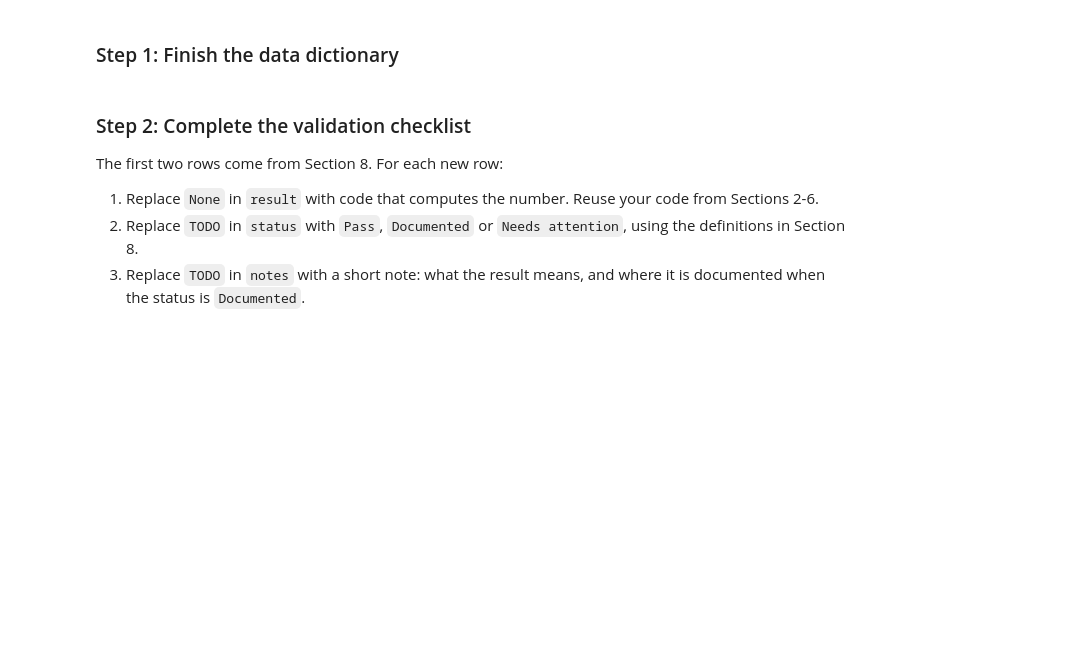
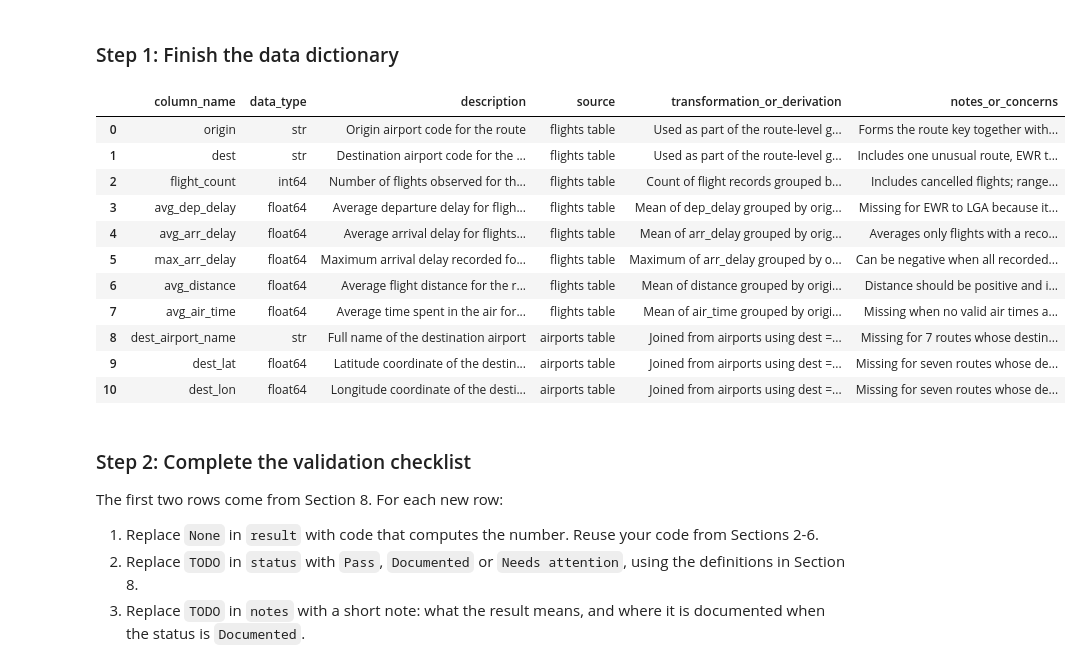
Before and after one commit to katherinekarrutsa-cmyk/week11-12-katherine-karr, a Jupyter notebook: notebooks/module11_abt_documentation_guided_lab.ipynb, the cells around one changed output. Drawn from its saved outputs; the diff is of its cells as text; code cells hidden in the pictures; blank space fills up the shorter version.

```diff
--- a/notebooks/module11_abt_documentation_guided_lab.ipynb
+++ b/notebooks/module11_abt_documentation_guided_lab.ipynb
@@ -394,11 +551,20 @@ In the offline assignment you will complete the dictionary rows for the five ABT
 # %%
 # Your Turn 5 - document the ABT column avg_dep_delay (one dictionary row).
 # Replace the four empty strings, in the order of doc_fields, then run the cell.
+
 your_turn_entries = {
-    "avg_dep_delay": ["", "", "", ""],
+    "avg_dep_delay": [
+        "Average departure delay for flights on the route, in minutes",
+        "flights table",
+        "Mean of dep_delay grouped by origin and destination",
+        "Missing for EWR to LGA because its only flight was cancelled; measured after flights depart, so it would cause data leakage if used to predict arrival delay before the season starts"
+    ],
 }
 
 for abt_column, values in your_turn_entries.items():
-    data_dictionary.loc[data_dictionary["column_name"] == abt_column, doc_fields] = values
+    data_dictionary.loc[
+        data_dictionary["column_name"] == abt_column,
+        doc_fields
+    ] = values
 
 data_dictionary[data_dictionary["column_name"] == "avg_dep_delay"]
@@ -503,18 +681,60 @@ An analyst on another team will use the route ABT next week and cannot ask you t
 # %%
 # Offline Assignment, step 1 - document the five remaining ABT columns.
 # Replace the empty strings, four values per column in the order of doc_fields, then run the cell.
+
 remaining_entries = {
-    "max_arr_delay": ["", "", "", ""],
-    "avg_distance": ["", "", "", ""],
-    "avg_air_time": ["", "", "", ""],
-    "dest_lat": ["", "", "", ""],
-    "dest_lon": ["", "", "", ""],
+    "max_arr_delay": [
+        "Maximum arrival delay recorded for the route, in minutes",
+        "flights table",
+        "Maximum of arr_delay grouped by origin and destination",
+        "Can be negative when all recorded flights arrive early; missing when no arrival delays are recorded. Not suitable as a predictor before the season starts because it causes data leakage."
+    ],
+    "avg_distance": [
+        "Average flight distance for the route, in miles",
+        "flights table",
+        "Mean of distance grouped by origin and destination",
+        "Distance should be positive and is generally known before scheduling flights."
+    ],
+    "avg_air_time": [
+        "Average time spent in the air for flights on the route, in minutes",
+        "flights table",
+        "Mean of air_time grouped by origin and destination",
+        "Missing when no valid air times are recorded. Actual air time is only known after flights occur, so it should not be used for advance predictions."
+    ],
+    "dest_lat": [
+        "Latitude coordinate of the destination airport",
+        "airports table",
+        "Joined from airports using dest = faa",
+        "Missing for seven routes whose destinations are not found in the airports reference table."
+    ],
+    "dest_lon": [
+        "Longitude coordinate of the destination airport",
+        "airports table",
+        "Joined from airports using dest = faa",
+        "Missing for seven routes whose destinations are not found in the airports reference table."
+    ],
 }
 
 for abt_column, values in remaining_entries.items():
-    data_dictionary.loc[data_dictionary["column_name"] == abt_column, doc_fields] = values
+    data_dictionary.loc[
+        data_dictionary["column_name"] == abt_column,
+        doc_fields
+    ] = values
 
 data_dictionary
+# %% [output]
+|  | column_name | data_type | description | source | transformation_or_derivation | notes_or_concerns |
+| 0 | origin | str | Origin airport code for the route | flights table | Used as part of the route-level g... | Forms the route key together with... |
+| 1 | dest | str | Destination airport code for the ... | flights table | Used as part of the route-level g... | Includes one unusual route, EWR t... |
+| 2 | flight_count | int64 | Number of flights observed for th... | flights table | Count of flight records grouped b... | Includes cancelled flights; range... |
+| 3 | avg_dep_delay | float64 | Average departure delay for fligh... | flights table | Mean of dep_delay grouped by orig... | Missing for EWR to LGA because it... |
+| 4 | avg_arr_delay | float64 | Average arrival delay for flights... | flights table | Mean of arr_delay grouped by orig... | Averages only flights with a reco... |
+| 5 | max_arr_delay | float64 | Maximum arrival delay recorded fo... | flights table | Maximum of arr_delay grouped by o... | Can be negative when all recorded... |
+| 6 | avg_distance | float64 | Average flight distance for the r... | flights table | Mean of distance grouped by origi... | Distance should be positive and i... |
+| 7 | avg_air_time | float64 | Average time spent in the air for... | flights table | Mean of air_time grouped by origi... | Missing when no valid air times a... |
+| 8 | dest_airport_name | str | Full name of the destination airport | airports table | Joined from airports using dest =... | Missing for 7 routes whose destin... |
+| 9 | dest_lat | float64 | Latitude coordinate of the destin... | airports table | Joined from airports using dest =... | Missing for seven routes whose de... |
+| 10 | dest_lon | float64 | Longitude coordinate of the desti... | airports table | Joined from airports using dest =... | Missing for seven routes whose de... |
 # %% [markdown]
 ### Step 2: Complete the validation checklist
 
```
Also changed, not shown: parts of 31 cells of this notebook, 3 other files.
